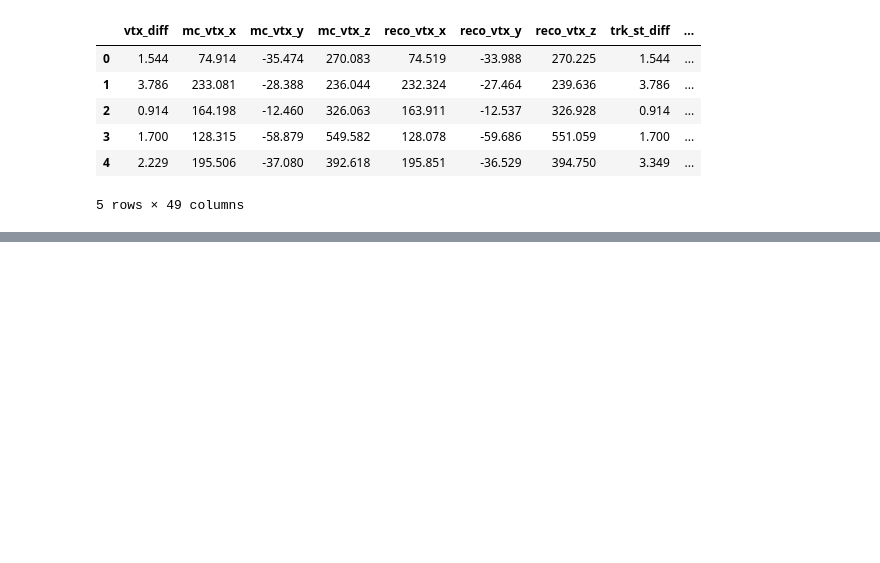
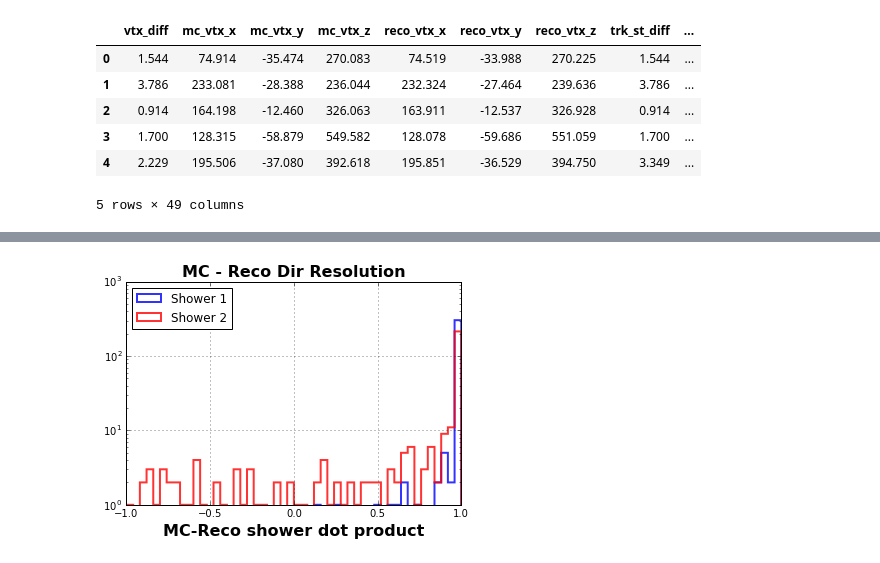
Before and after one commit to ahack379/ShowerTest, a Jupyter notebook: Signal_Quality/mac/QualityPlots.ipynb, the cells around one changed output, grey strips where cells are left out. Drawn from its saved outputs; the diff is of its cells as text; code cells hidden in the pictures; blank space fills up the shorter version.

```diff
--- a/Signal_Quality/mac/QualityPlots.ipynb
+++ b/Signal_Quality/mac/QualityPlots.ipynb
@@ -139,3 +154,18 @@ plt.legend()
+# %%
+
+plt.figure()
+_,_,_ = plt.hist(df.shr1_dot,bins=nbins,color='b',histtype='step',label='Shower 1',lw=2,alpha=0.8,range=(-1,1))
+_,_,_ = plt.hist(df.shr2_dot,bins=nbins,color='r',histtype='step',label='Shower 2',lw=2,alpha=0.8,range=(-1,1))
+plt.grid(True)
+plt.title('MC - Reco Dir Resolution',fontsize=16,weight='bold')
+plt.xlabel('MC-Reco shower dot product',fontsize=16,weight='bold')
+plt.legend(loc=2)
+plt.yscale('log')
+plt.savefig('Plots/ShowerDot.png')
+
+#plt.ylim(0.01,1000)
+# %% [output]
+[figure, added]
 # %%
 nbins = 50
 x = np.linspace(0,700,50)
```
Also changed, not shown: parts of 6 cells of this notebook, 1 other file.
